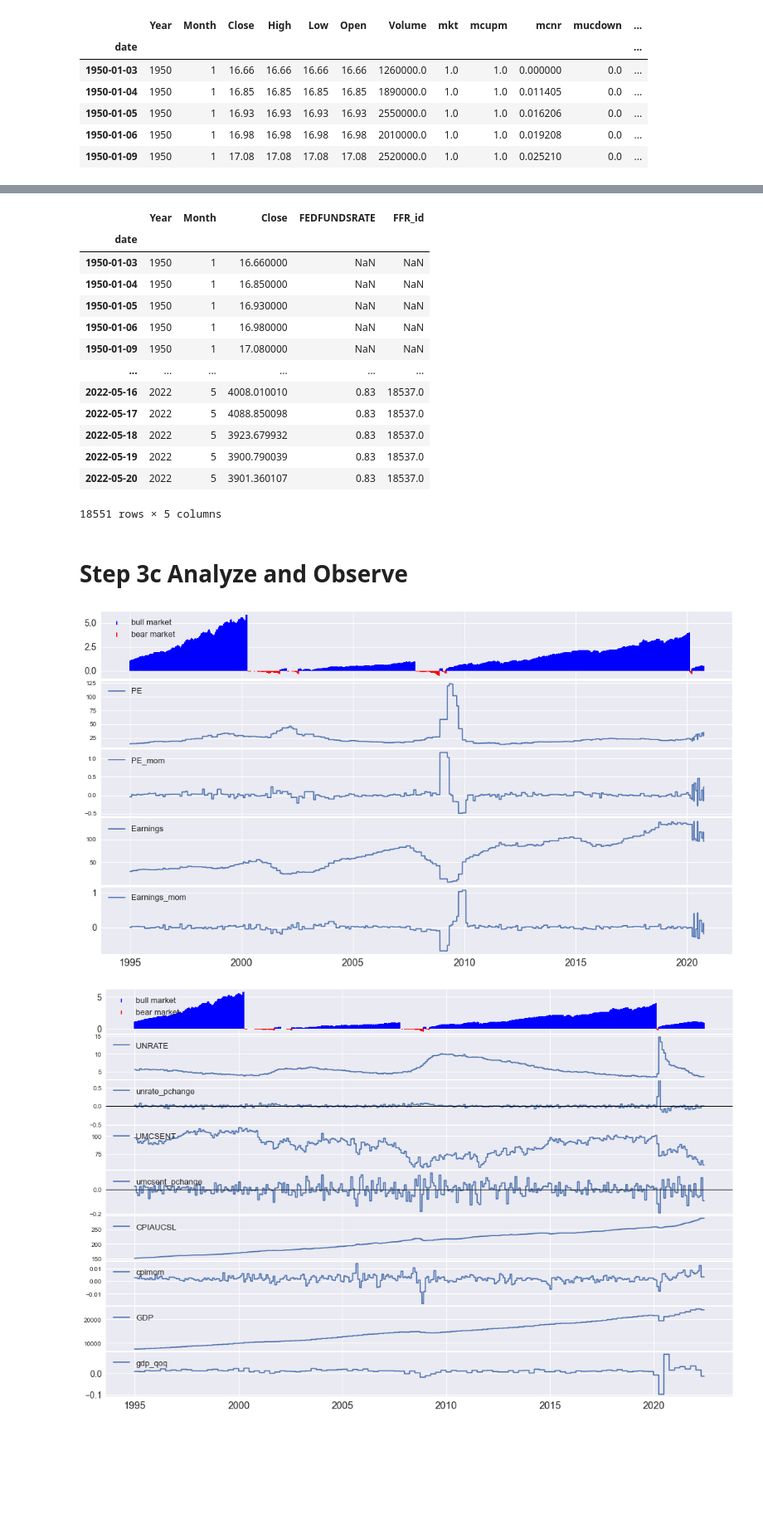
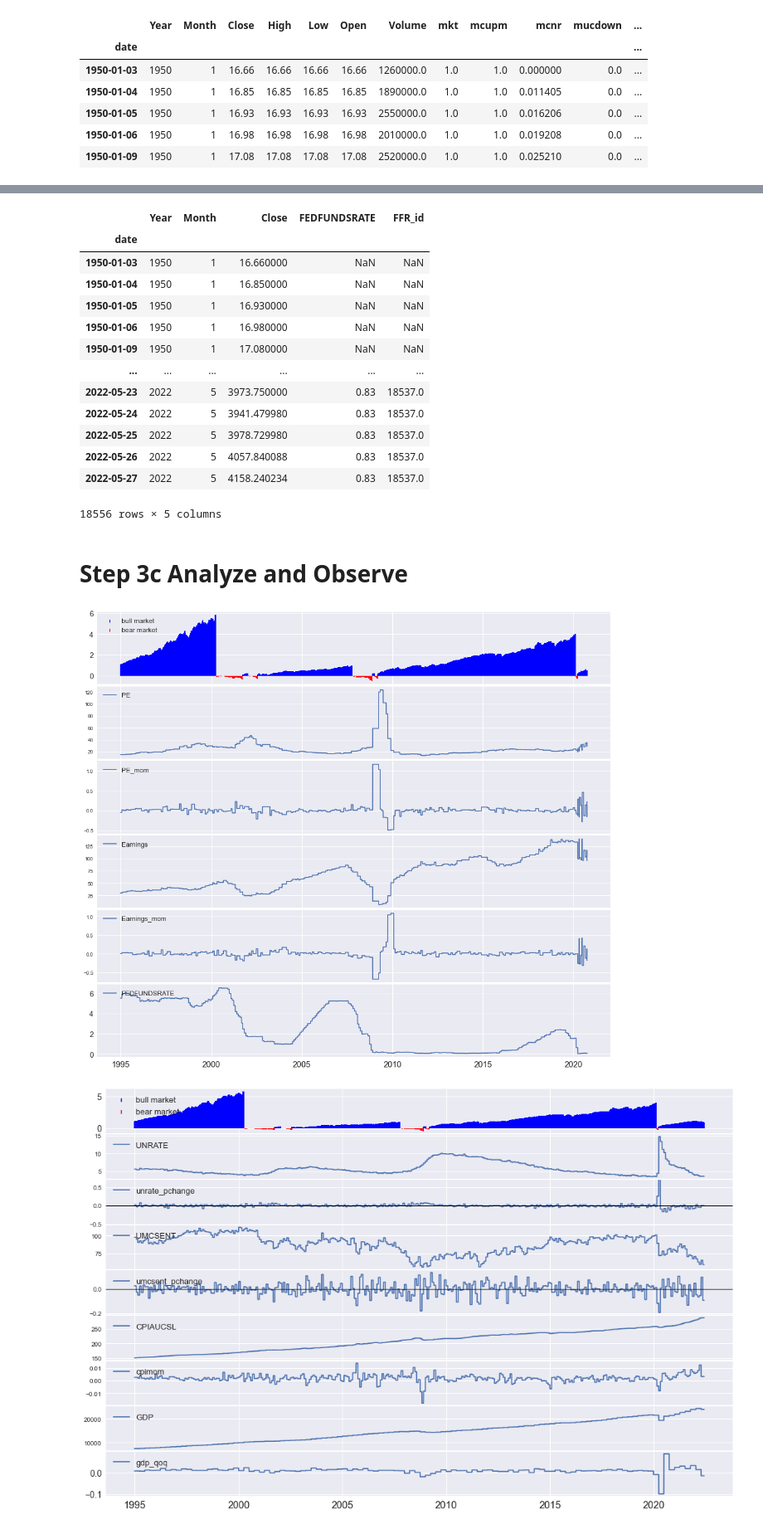
Before and after one commit to Aljgutier/Pyquant, a Jupyter notebook: SP500_MktCycle_Data_2.ipynb, the cells around one changed output, grey strips where cells are left out. Shown at 83% size. Saved outputs shown, nothing was run; the diff lists cells and outputs as text; code cells hidden in the pictures; blank space fills up the shorter version.

```diff
--- a/SP500_MktCycle_Data_2.ipynb
+++ b/SP500_MktCycle_Data_2.ipynb
@@ -234,7 +234,7 @@ df_fedfunds = pd.read_csv(fedfunds_file,index_col=0,header=0,parse_dates=True)
 
 # update data and append, if update_data == True
 #  the data is first imported from sources as above with
-update_data=False
+update_data=True
 
 if update_data==True:
     print('today =',dt.datetime.today())
@@ -267,7 +267,7 @@ if update_data==True:
     df_cpiaucsl=fred_getappend('CPIAUCSL',start,end,df=df_cpiaucsl,API_KEY_FRED=fred_api_key,save=True,savedir='./data')
     # U Mich. Consumer Sentiment ... https://fred.stlouisfed.org/series/UMCSENT
     df_umcsent=fred_getappend('UMCSENT',start,end,df=df_umcsent,API_KEY_FRED=fred_api_key,save=True,savedir='./data')
-    print(f'df from csv, filename = {fedfuds_file}')
+    print(f'df from csv, filename = {fedfunds_file}')
 
 display(df_sp500.head(2))
 display(df_t10y3m.head(2))
@@ -607,6 +603,7 @@ def fm_daystofrom_year_quarter(df,Year='Year', Quarter='Quarter', Month = 'Month
         print('df_first_last_day_yearmonth')
         display(df_first_last_day_yearmonth.head())
 
+    df_tmp_yearmonth.drop(Quarter, inplace=True,axis=1)
     df_tmp = df_tmp_yearmonth.join(df_first_last_day_yearmonth, how='left',lsuffix="_l", rsuffix="_r")
 
     if verbose == True:
@@ -893,34 +890,34 @@ df_ml2[['Year','Month','Close','FEDFUNDSRATE','FFR_id']]
 | 1950-01-06 | 1950 | 1 | 16.980000 | NaN | NaN |
 | 1950-01-09 | 1950 | 1 | 17.080000 | NaN | NaN |
 | ... | ... | ... | ... | ... | ... |
-| 2022-05-16 | 2022 | 5 | 4008.010010 | 0.83 | 18537.0 |
-| 2022-05-17 | 2022 | 5 | 4088.850098 | 0.83 | 18537.0 |
-| 2022-05-18 | 2022 | 5 | 3923.679932 | 0.83 | 18537.0 |
-| 2022-05-19 | 2022 | 5 | 3900.790039 | 0.83 | 18537.0 |
-| 2022-05-20 | 2022 | 5 | 3901.360107 | 0.83 | 18537.0 |
+| 2022-05-23 | 2022 | 5 | 3973.750000 | 0.83 | 18537.0 |
+| 2022-05-24 | 2022 | 5 | 3941.479980 | 0.83 | 18537.0 |
+| 2022-05-25 | 2022 | 5 | 3978.729980 | 0.83 | 18537.0 |
+| 2022-05-26 | 2022 | 5 | 4057.840088 | 0.83 | 18537.0 |
+| 2022-05-27 | 2022 | 5 | 4158.240234 | 0.83 | 18537.0 |
-18551 rows × 5 columns
+18556 rows × 5 columns
 # %% [markdown]
 # Step 3c Analyze and Observe
 # %%
 # PE Data
 
 %run fmtransforms
 %run fmplot
 
 s=dt.datetime(1950,1,1)
 e=dt.datetime(2010,1,1)
 
 #s=dt.datetime(2007,1,1)
 #e=dt.datetime(2010,1,1)
 
 s=dt.datetime(1995,1,1)
 e=dt.datetime(2020,10,5)
 
-fmplot(df_ml,variables=['mcnr','PE','PE_mom','Earnings','Earnings_mom'],plottypes=['mktcycle','line','line','line','line'],
-       sharex=True, hspace=0.03, startdate=s,enddate=e, figsize=[18,10],
+fmplot(df_ml,variables=['mcnr','PE','PE_mom','Earnings','Earnings_mom','FEDFUNDSRATE'],plottypes=['mktcycle','line','line','line','line','line'],
+       sharex=True, hspace=0.03, startdate=s,enddate=e, figsize=[18,16],
        xtick_labelsize=16, ytick_labelsize=14,legend_fontsize=13 )
 # %% [output]
-[figure, old version]
+[figure, new version]
 # %%
 s=dt.datetime(1950,1,1)
 e=dt.datetime(2020,10,5)
```
Also changed, not shown: parts of 18 cells of this notebook, 4 other files.
